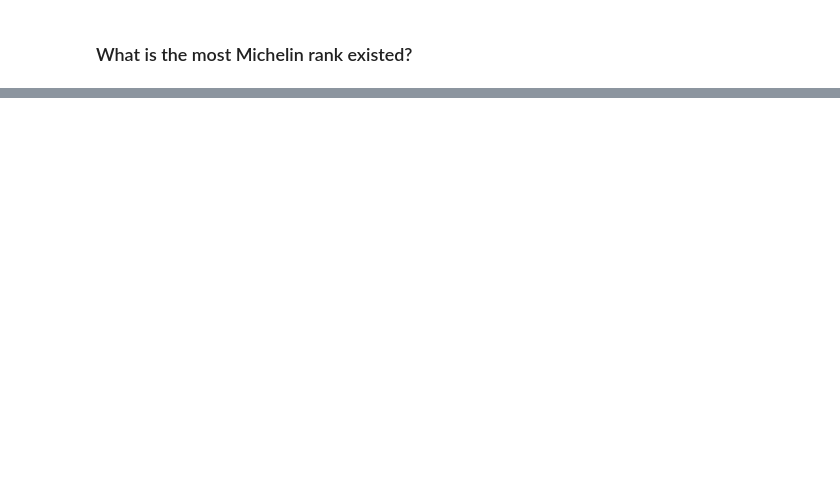
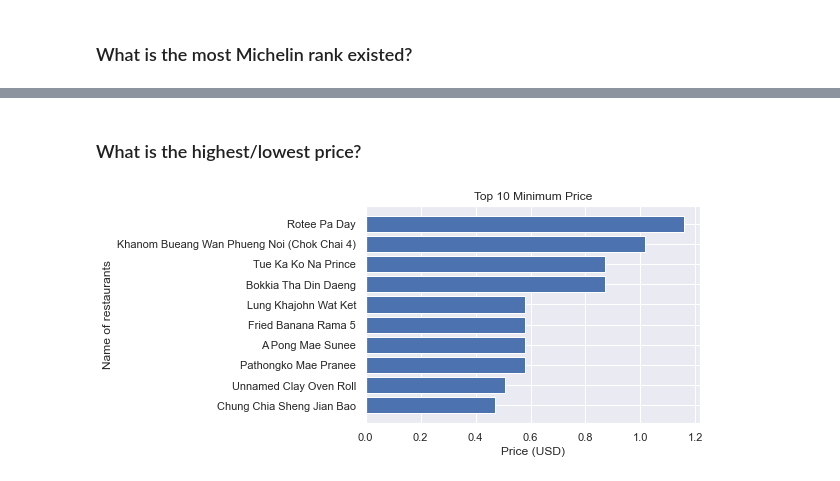
Before and after one commit to LeonTran29/Michelin_Guide_Restaurants_2021_EDA, a Jupyter notebook: Michelin_GR_2021_EDA.ipynb, the cells around one changed output, grey strips where cells are left out. Drawn from its saved outputs; the diff is of its cells as text; code cells hidden in the pictures; blank space fills up the shorter version.

```diff
--- a/Michelin_GR_2021_EDA.ipynb
+++ b/Michelin_GR_2021_EDA.ipynb
@@ -173,3 +240,9 @@ Award_db = pd.melt(Award_db, id_vars =['Name'], value_vars =['Course'])
+# %%
+cols = ['Name','Award','MinPrice_USD','MaxPrice_USD','Longitude','Latitude']
+
+Price_db = db[cols]
+Top_Min_Price_db = Price_db.sort_values('MinPrice_USD',ascending=True).head(10)
+Top_Max_Price_db = Price_db.sort_values('MaxPrice_USD',ascending=False).head(10)
 # %% [markdown]
 # Conclusion:
 # %% [markdown]
@@ -257,0 +338,11 @@ sns.violinplot(x = )
+# %% [markdown]
+### What is the highest/lowest price?
+# %%
+#Plot horizontal bar to display top Min Price
+plt.barh(y=Top_Min_Price_db['Name'], width=Top_Min_Price_db['MinPrice_USD'])
+plt.xlabel('Price (USD)')
+plt.ylabel('Name of restaurants')
+plt.title('Top 10 Minimum Price')
+plt.show()
+# %% [output]
+[figure, added]
```
Also changed, not shown: parts of 12 cells of this notebook.
